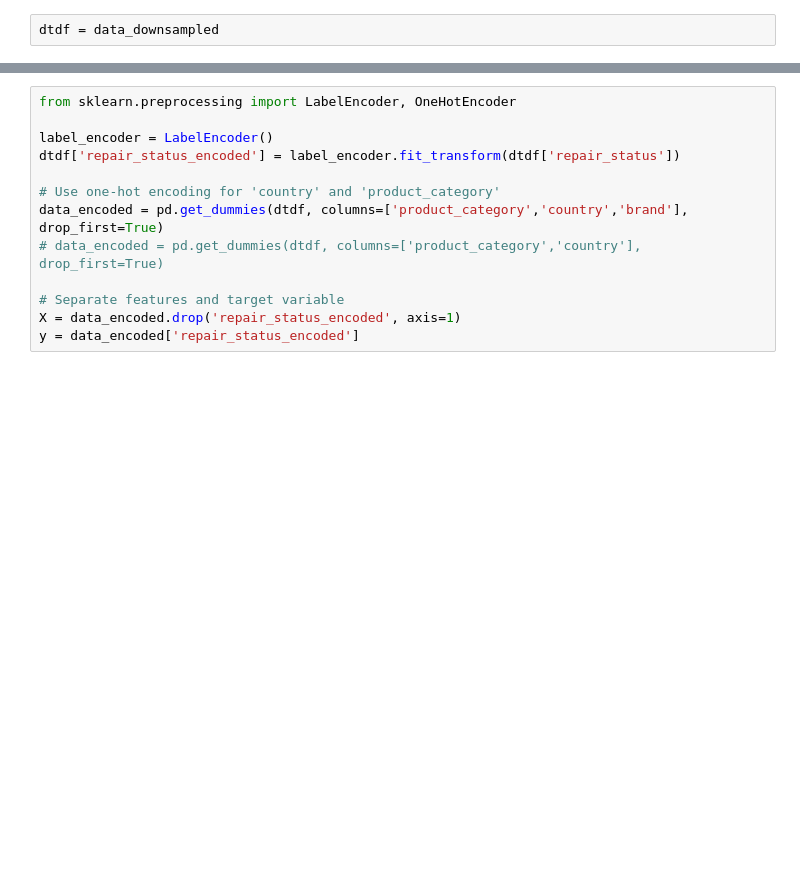
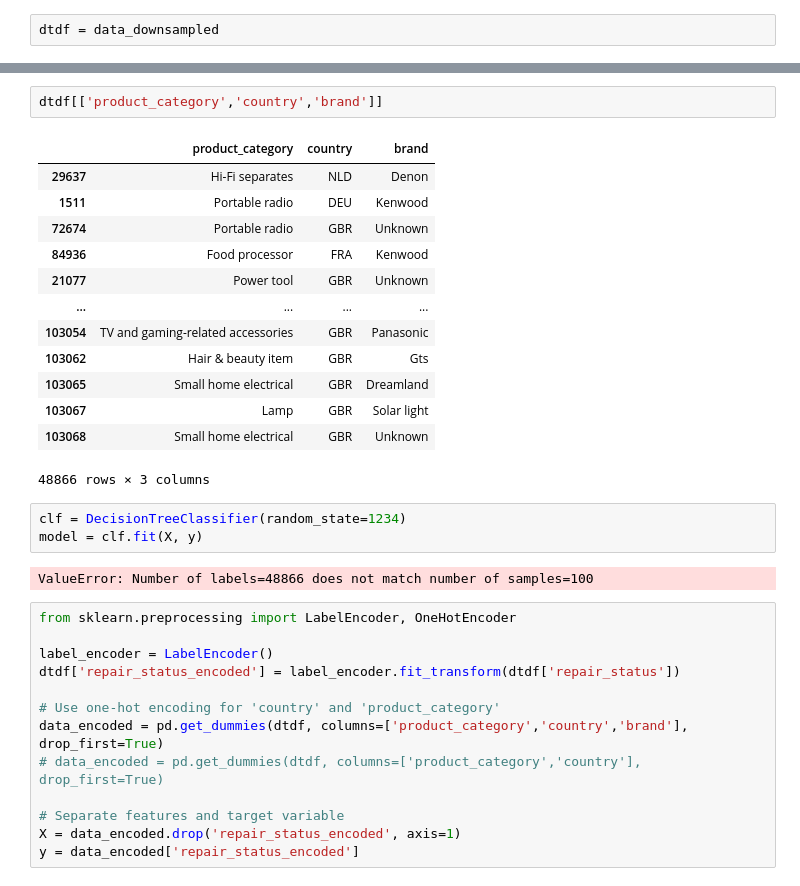
Before and after one commit to DrewChauD/BrainStation-Data-Science-Capstone, a Jupyter notebook: Notebooks/Andrew_Chau_BrainStation_DS_Capstone.ipynb, the cells around one changed output, grey strips where cells are left out. Saved outputs shown, nothing was run; the diff lists cells and outputs as text; blank space fills up the shorter version.

```diff
--- a/Notebooks/Andrew_Chau_BrainStation_DS_Capstone.ipynb
+++ b/Notebooks/Andrew_Chau_BrainStation_DS_Capstone.ipynb
@@ -942,3 +959,24 @@ dtdf = data_downsampled
+# %%
+dtdf[['product_category','country','brand']]
+# %% [output]
+|  | product_category | country | brand |
+| 29637 | Hi-Fi separates | NLD | Denon |
+| 1511 | Portable radio | DEU | Kenwood |
+| 72674 | Portable radio | GBR | Unknown |
+| 84936 | Food processor | FRA | Kenwood |
+| 21077 | Power tool | GBR | Unknown |
+| ... | ... | ... | ... |
+| 103054 | TV and gaming-related accessories | GBR | Panasonic |
+| 103062 | Hair & beauty item | GBR | Gts |
+| 103065 | Small home electrical | GBR | Dreamland |
+| 103067 | Lamp | GBR | Solar light |
+| 103068 | Small home electrical | GBR | Unknown |
+48866 rows × 3 columns
+# %%
+clf = DecisionTreeClassifier(random_state=1234)
+model = clf.fit(X, y)
+# %% [output]
+ValueError: Number of labels=48866 does not match number of samples=100
 # %%
 from sklearn.preprocessing import LabelEncoder, OneHotEncoder
 
```
Also changed, not shown: parts of 6 cells of this notebook, 1 other file.
